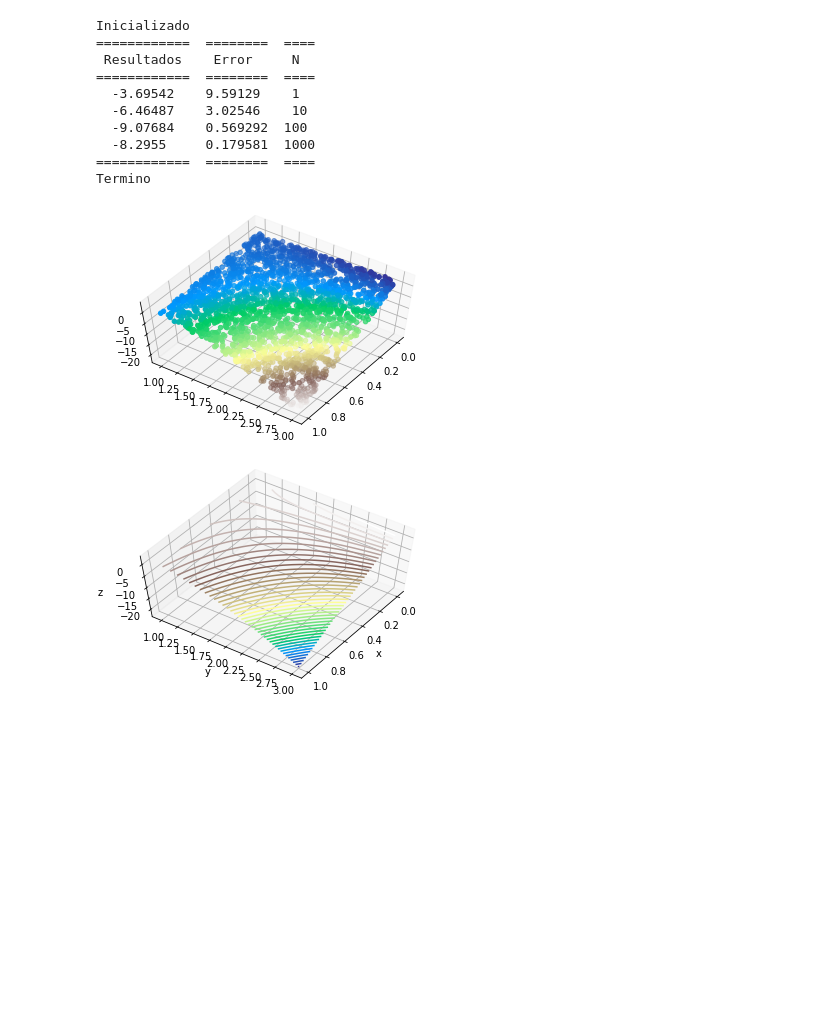
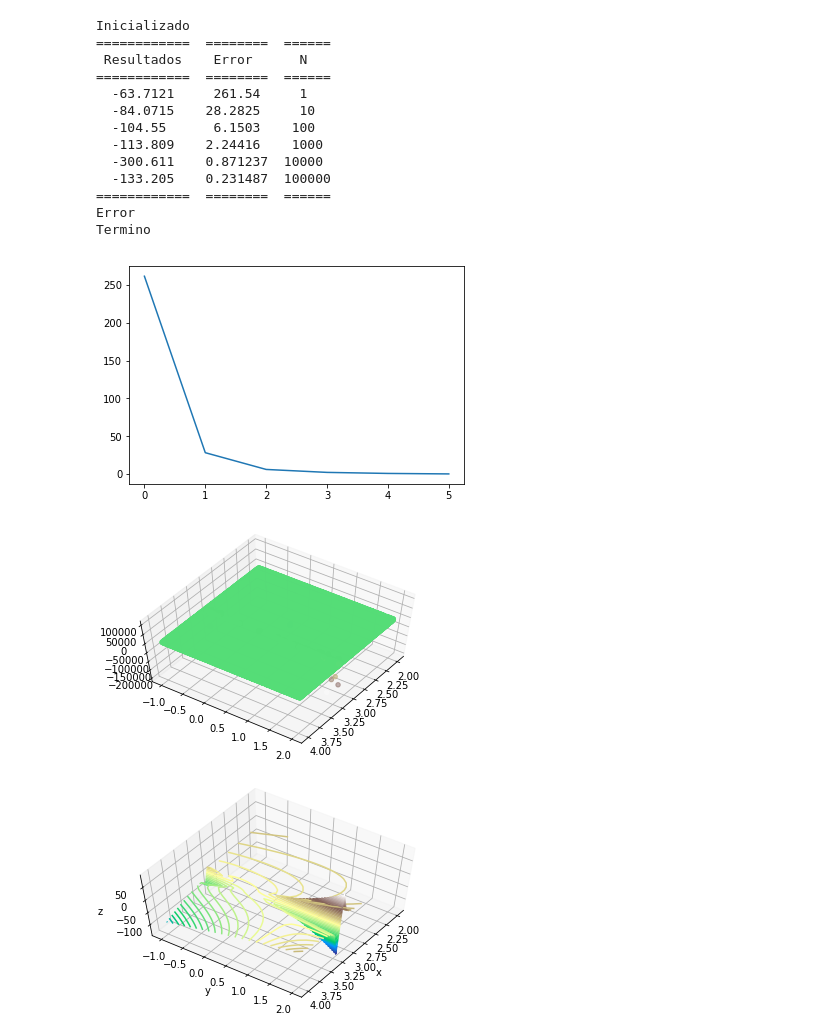
Before and after one commit to diegodjcv/Simulation-Intercycle-Project, a Jupyter notebook: Proyecto Interciclo.ipynb, the cells around one changed output. Cells and saved outputs as stored; diff of their text form; code cells hidden in the pictures; blank space fills up the shorter version.

```diff
--- a/Proyecto Interciclo.ipynb
+++ b/Proyecto Interciclo.ipynb
@@ -72,7 +72,9 @@ class Montecarlo:
     datosY = []
     datosZ = []
     def funcion(self,x,y,grafica):
-        res=y+x-3*x*np.power(y,2.0)
+        #res=(np.cos(x)/x+y)+(y/(np.power(x,3)+np.power(x,2)-x)+3*np.sin(y))
+        #res=y+x-3*x*np.power(y,2.0)
+        res=x+y*np.exp(x)-5*x*y+(np.power(y,2)/np.sin(x))-np.power(x,3)
         if(grafica):
             self.datosX.append(x)
             self.datosY.append(y)
@@ -108,10 +110,10 @@ class Montecarlo:
 
 final = Montecarlo()
 
-ax = 0
-bx = 1
-ay = 1
-by = 3
+ax = 2
+bx = 4
+ay = -1
+by = 2
 
 n = 1
 
@@ -133,40 +135,46 @@ while(errorObtenido >errorCondicion):
         error.append(errorObtenido)
     else:
         error.append("No estimable")
 
     if(errorObtenido > errorCondicion):
         n = n*10
 
 resultados={"Resultados":resultado,"Error":error,"N":interacions}
 print(tabulate(resultados, headers ='keys',tablefmt='rst',numalign = 'center'))
+print("Error")
+plt.plot(np.arange(len(error)),error)
 
 final.grafica()
 
 print("Termino")
 
 x=np.linspace(ax,bx,30)
 y=np.linspace(ay,by,30)
 
 X,Y =np.meshgrid(x,y)
 Z= final.funcion(X,Y,False)
 fig=plt.figure()
 ax= plt.axes(projection='3d')
 ax.contour3D(X,Y,Z,50,cmap='terrain')
 ax.set_xlabel('x')
 ax.set_ylabel('y')
 ax.set_zlabel('z')
 ax.view_init(60,35)
 plt.show()
 # %% [output]
 Inicializado
-============  ========  ====
- Resultados    Error     N
-============  ========  ====
-  -3.69542    9.59129    1
-  -6.46487    3.02546    10
-  -9.07684    0.569292  100
-  -8.2955     0.179581  1000
-============  ========  ====
+============  ========  ======
+ Resultados    Error      N
+============  ========  ======
+  -63.7121     261.54     1
+  -84.0715    28.2825     10
+  -104.55      6.1503    100
+  -113.809    2.24416    1000
+  -300.611    0.871237  10000
+  -133.205    0.231487  100000
+============  ========  ======
+Error
 Termino
-[figure, old version]
+[figure, new version]
-[figure, old version]
+[figure, new version]
+[figure, added]
```
